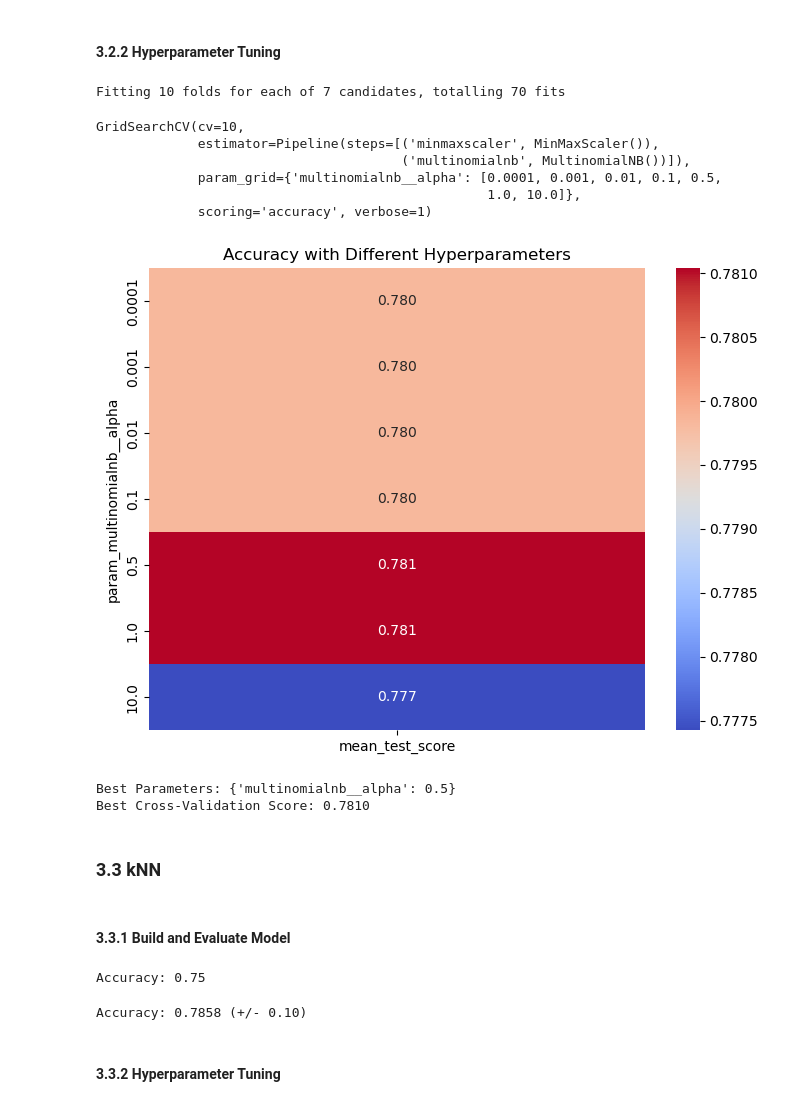
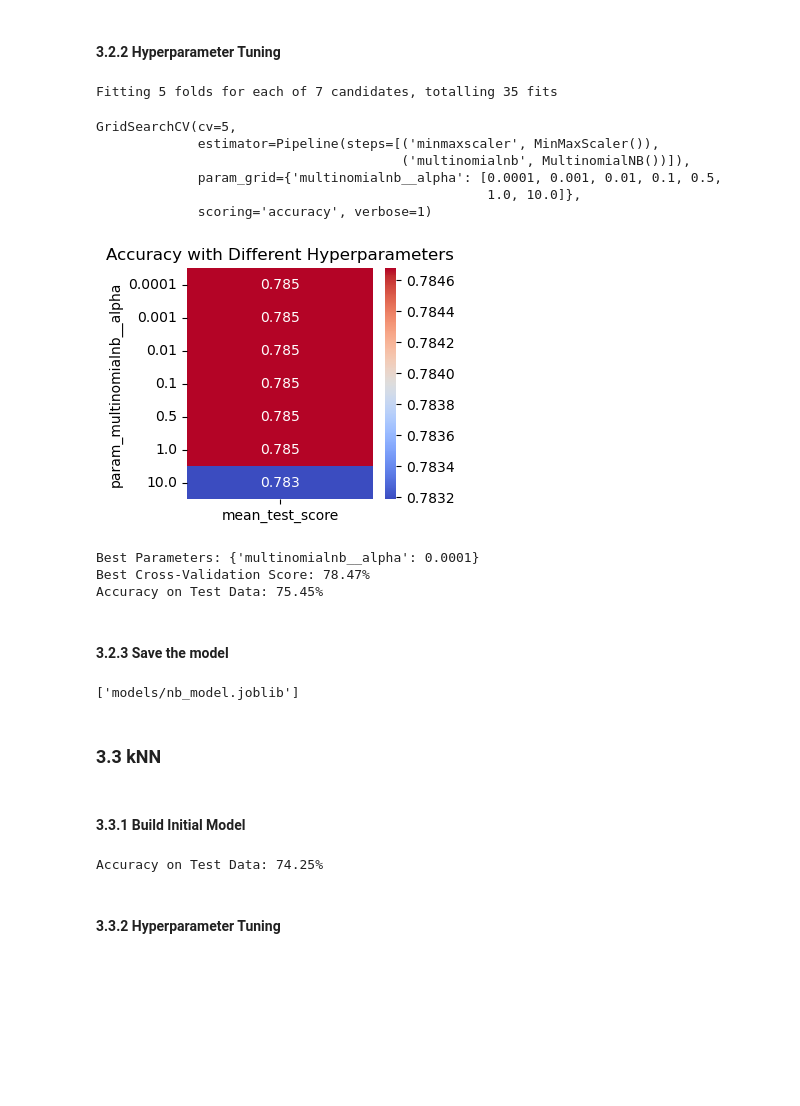
Before and after one commit to diogoalexandreramalho/mammogram_mass_classification, a Jupyter notebook: Mammogram_Mass_Classification.ipynb, the cells around one changed output. Cells and saved outputs as stored; diff of their text form; code cells hidden in the pictures; blank space fills up the shorter version.

```diff
--- a/Mammogram_Mass_Classification.ipynb
+++ b/Mammogram_Mass_Classification.ipynb
@@ -79,5 +87,5 @@ import pydotplus
 # %%
-masses_data = pd.read_csv('mammographic_masses.data.txt', na_values=['?'], names = ['BI-RADS', 'age', 'shape', 'margin', 'density', 'severity'])
+masses_data = pd.read_csv('data/mammographic_masses.data.txt', na_values=['?'], names = ['BI-RADS', 'age', 'shape', 'margin', 'density', 'severity'])
 masses_data.head()
 # %% [output]
 |  | BI-RADS | age | shape | margin | density | severity |
@@ -551,13 +557,13 @@ param_grid = {'multinomialnb__alpha': [0.0001, 0.001, 0.01, 0.1, 0.5, 1.0, 10.0]
 pipeline = make_pipeline(MinMaxScaler(), MultinomialNB())  # Increased max_iter for convergence
 
 # Create the GridSearchCV object
-grid_search = GridSearchCV(pipeline, param_grid, cv=10, scoring='accuracy', verbose=1)
+grid_search = GridSearchCV(pipeline, param_grid, cv=5, scoring='accuracy', verbose=1)
 
 # Fit the grid search to the data
 grid_search.fit(X_train, y_train)
 # %% [output]
-Fitting 10 folds for each of 7 candidates, totalling 70 fits
+Fitting 5 folds for each of 7 candidates, totalling 35 fits
-GridSearchCV(cv=10,
+GridSearchCV(cv=5,
              estimator=Pipeline(steps=[('minmaxscaler', MinMaxScaler()),
                                        ('multinomialnb', MultinomialNB())]),
              param_grid={'multinomialnb__alpha': [0.0001, 0.001, 0.01, 0.1, 0.5,
@@ -566,34 +572,41 @@ GridSearchCV(cv=10,
 # %%
 results = grid_search.cv_results_
 results_df = pd.DataFrame(results)
 
 pivot_table = results_df.pivot_table(
     index='param_multinomialnb__alpha',
     values='mean_test_score',
     aggfunc='mean'
 )
 
-plt.figure(figsize=(8, 6))
+plt.figure(figsize=(3, 3))
 sns.heatmap(pivot_table, annot=True, fmt=".3f", cmap="coolwarm", cbar=True)
 plt.title('Accuracy with Different Hyperparameters')
 plt.show()
 # %% [output]
-[figure, old version]
+[figure, new version]
 # %%
 print("Best Parameters:", grid_search.best_params_)
-print(f"Best Cross-Validation Score: {grid_search.best_score_:.4f}")
+print(f"Best Cross-Validation Score: {100*grid_search.best_score_:.2f}%")
 
 # Calculate the accuracy for test dataset
 y_pred = grid_search.predict(X_test)
 accuracy = accuracy_score(y_test, y_pred)
-print("Accuracy on Test Data:", accuracy)
+print(f"Accuracy on Test Data: {100*accuracy:.2f}%")
 # %% [output]
-Best Parameters: {'multinomialnb__alpha': 0.5}
-Best Cross-Validation Score: 0.7810
+Best Parameters: {'multinomialnb__alpha': 0.0001}
+Best Cross-Validation Score: 78.47%
+Accuracy on Test Data: 75.45%
+# %% [markdown]
+#### 3.2.3 Save the model
+# %%
+dump(grid_search.best_estimator_, 'models/nb_model.joblib')
+# %% [output]
+['models/nb_model.joblib']
 # %% [markdown]
 ### 3.3 kNN
 # %% [markdown]
-#### 3.3.1 Build and Evaluate Model
+#### 3.3.1 Build Initial Model
 # %%
 # Initialize the classifier
 clf = KNeighborsClassifier(n_neighbors=10)
@@ -606,16 +619,9 @@ y_pred = clf.predict(X_test_scaled)
 
 # Calculate accuracy
 accuracy = accuracy_score(y_test, y_pred)
-print(f"Accuracy: {accuracy:.2f}")
+print(f"Accuracy on Test Data: {100*accuracy:.2f}%")
 # %% [output]
-Accuracy: 0.75
+Accuracy on Test Data: 74.25%
-# %%
-# Using cross-validation
-clf = KNeighborsClassifier(n_neighbors=10)
-scores = cross_val_score(clf, X_scaled, y, cv=10, scoring='accuracy')
-print("Accuracy: %0.4f (+/- %0.2f)" % (scores.mean(), scores.std() * 2))
-# %% [output]
-Accuracy: 0.7858 (+/- 0.10)
 # %% [markdown]
 #### 3.3.2 Hyperparameter Tuning
 # %%
```
Also changed, not shown: parts of 59 cells of this notebook, 10 other files.
